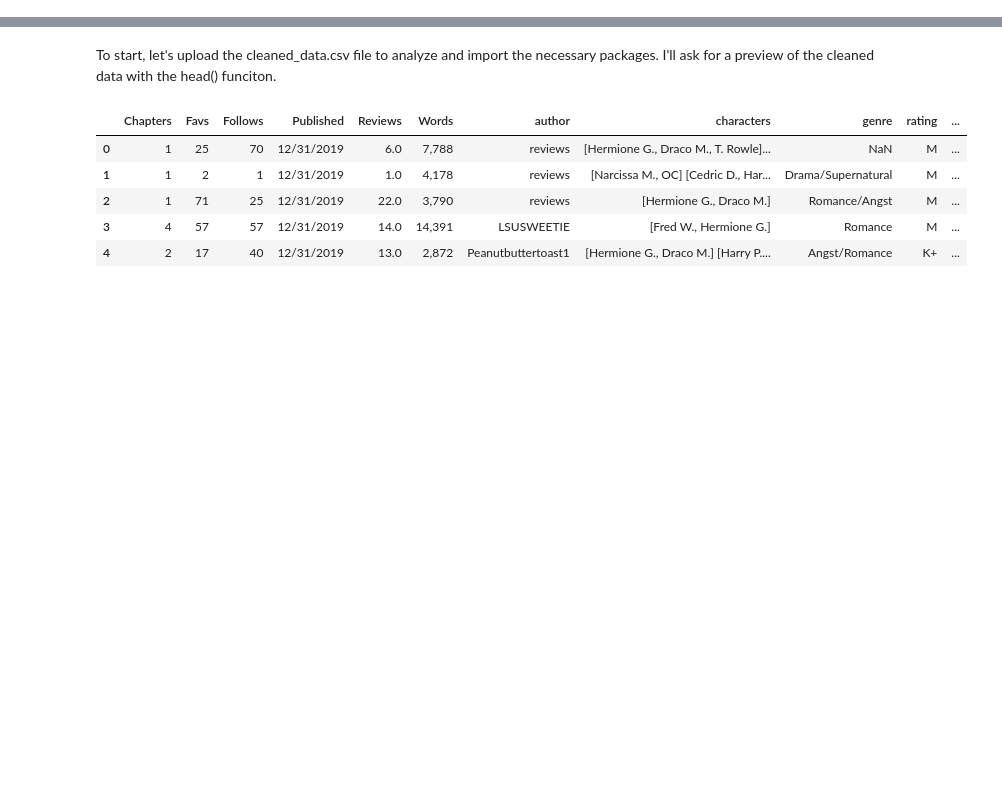
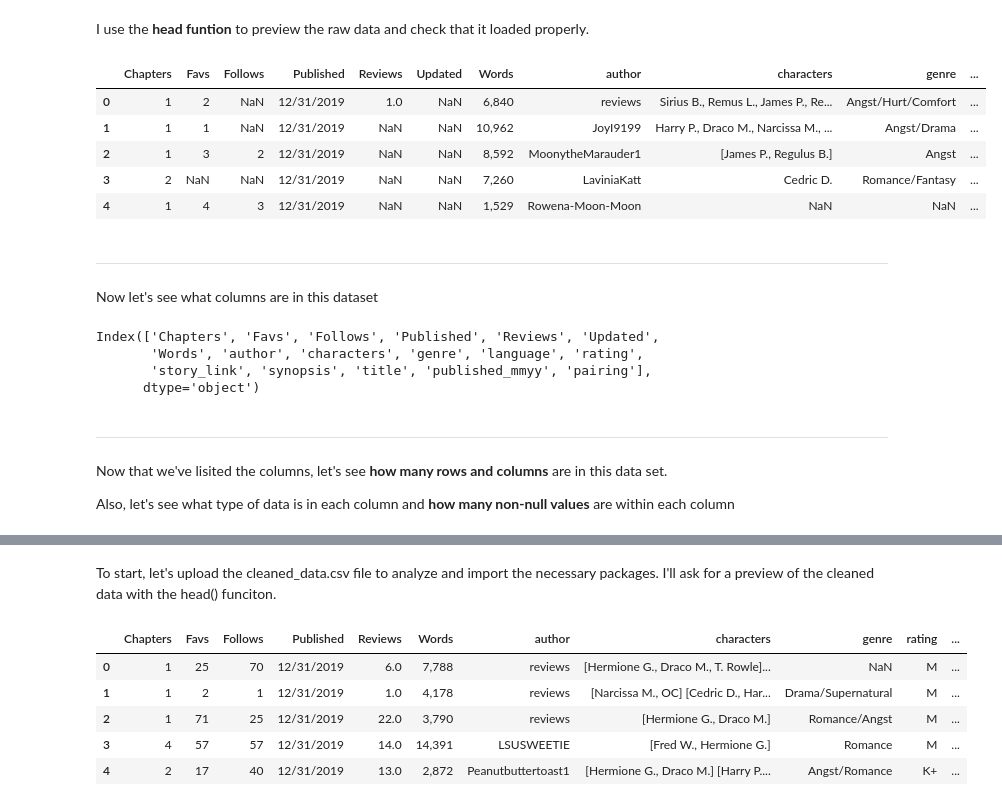
Before and after one commit to natinthegarden/harry-potter, a Jupyter notebook: harry-analyze.ipynb, the cells around one changed output, grey strips where cells are left out. Drawn from its saved outputs; the diff is of its cells as text; code cells hidden in the pictures; blank space fills up the shorter version.

```diff
--- a/analyze_harry.ipynb
+++ b/harry-analyze.ipynb
@@ -0,0 +60,32 @@
+# %%
+import pandas as pd
+harry_df = pd.read_csv('/Users/natalyanaser/desktop/hpcleanvlarge1.csv')
+# %% [markdown]
+
+I use the **head funtion** to preview the raw data and check that it loaded properly.
+# %%
+harry_df.head()
+# %% [output]
+|  | Chapters | Favs | Follows | Published | Reviews | Updated | Words | author | characters | genre | ... |
+| 0 | 1 | 2 | NaN | 12/31/2019 | 1.0 | NaN | 6,840 | reviews | Sirius B., Remus L., James P., Re... | Angst/Hurt/Comfort | ... |
+| 1 | 1 | 1 | NaN | 12/31/2019 | NaN | NaN | 10,962 | JoyI9199 | Harry P., Draco M., Narcissa M., ... | Angst/Drama | ... |
+| 2 | 1 | 3 | 2 | 12/31/2019 | NaN | NaN | 8,592 | MoonytheMarauder1 | [James P., Regulus B.] | Angst | ... |
+| 3 | 2 | NaN | NaN | 12/31/2019 | NaN | NaN | 7,260 | LaviniaKatt | Cedric D. | Romance/Fantasy | ... |
+| 4 | 1 | 4 | 3 | 12/31/2019 | NaN | NaN | 1,529 | Rowena-Moon-Moon | NaN | NaN | ... |
+# %% [markdown]
+---
+
+Now let's see what columns are in this dataset
+# %%
+harry_df.columns
+# %% [output]
+Index(['Chapters', 'Favs', 'Follows', 'Published', 'Reviews', 'Updated',
+       'Words', 'author', 'characters', 'genre', 'language', 'rating',
+       'story_link', 'synopsis', 'title', 'published_mmyy', 'pairing'],
+      dtype='object')
+# %% [markdown]
+---
+
+Now that we've lisited the columns, let's see **how many rows and columns** are in this data set.
+
+Also, let's see what type of data is in each column and **how many non-null values** are within each column
```
Also changed, not shown: parts of 28 cells of this notebook, 1 other file.
